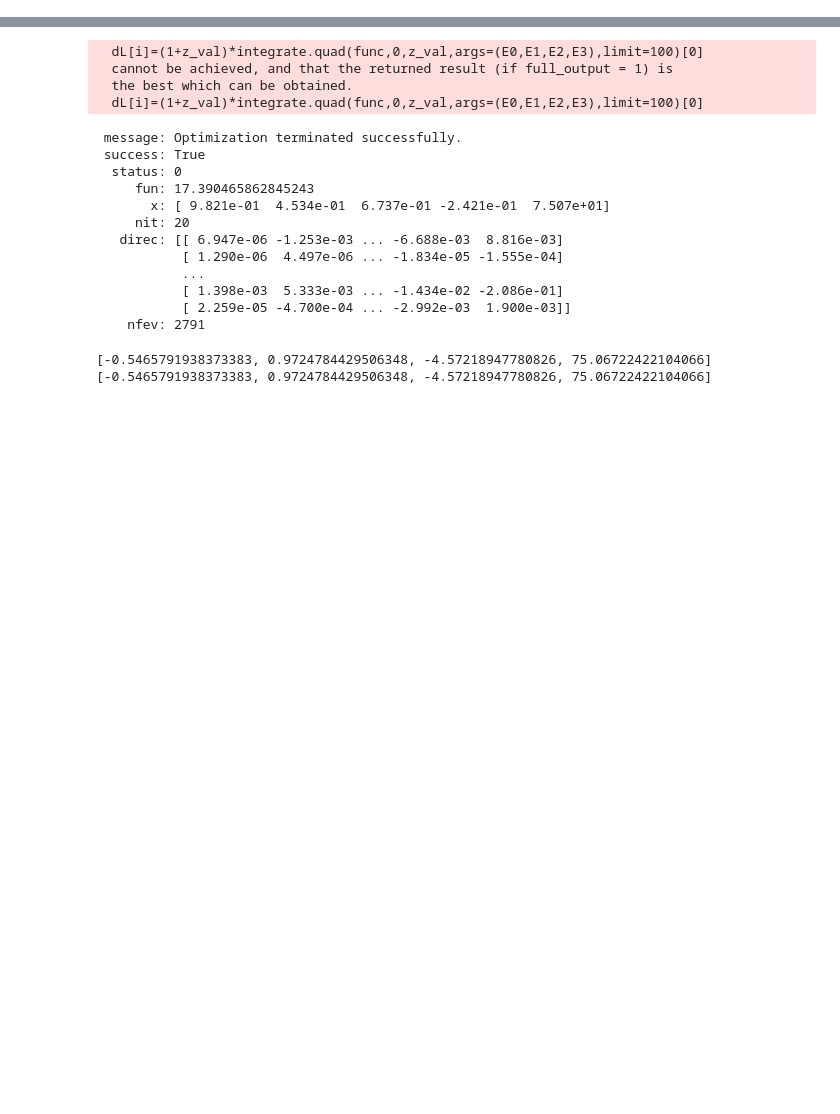
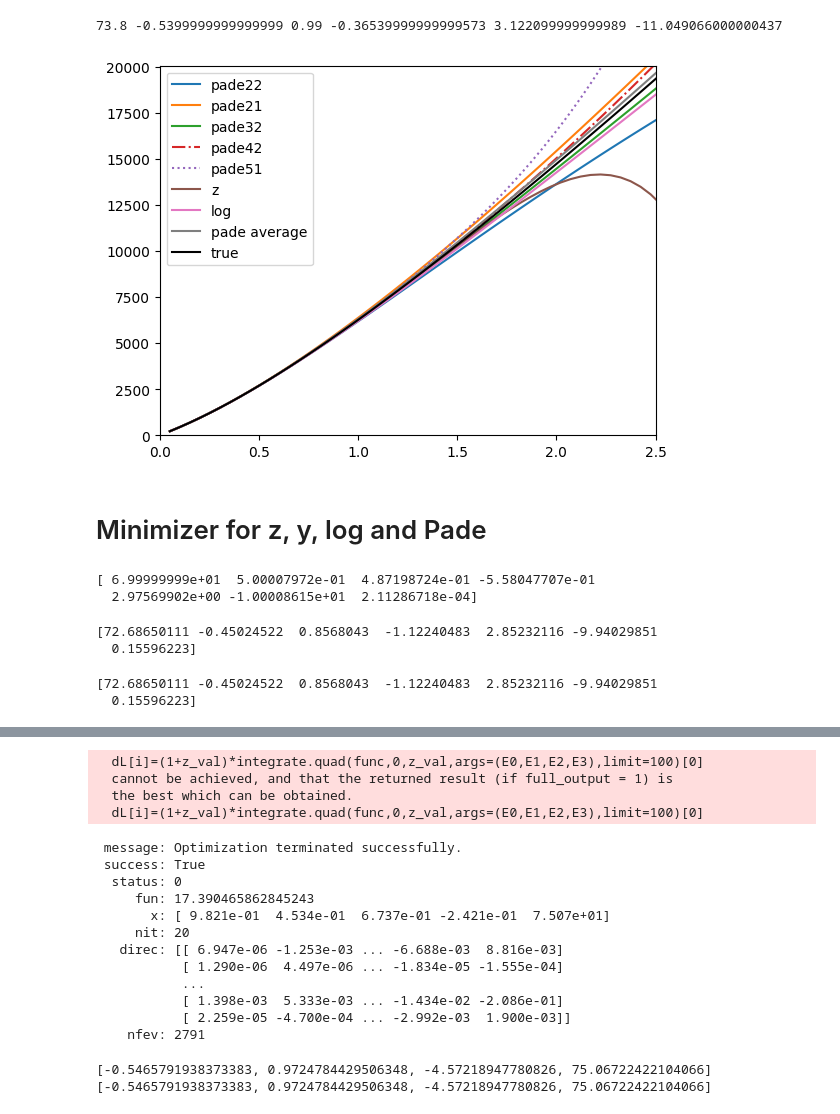
Before and after one commit to Shin107/Cosmography_v2, a Jupyter notebook: wcdm_expansions.ipynb, the cells around one changed output, grey strips where cells are left out. Drawn from its saved outputs; the diff is of its cells as text; code cells hidden in the pictures; blank space fills up the shorter version.

```diff
--- a/wcdm_expansions.ipynb
+++ b/wcdm_expansions.ipynb
@@ -170,0 +172,3 @@ def lkl_pade21(pars,z,data):
+# %%
+def dLpadeaverage(z,H0, q0, j0, s0, c0, p0, Ok, order =0):
+    return (dLpade32(z,H0, q0, j0, s0, c0, p0, Ok) + dLpade21(z,H0, q0, j0, s0, c0, p0, Ok))/2
@@ -170,0 +362,42 @@ def lkl_pade21(pars,z,data):
+# %%
+H0 = 73.8
+Om = 0.3
+Ok = 0.01
+w = -1
+
+my_cosmo = cosmo.wCDM(H0=H0, Om0=Om, Ode0=1.0-Om-Ok)
+dls_true = my_cosmo.luminosity_distance(zs).to(u.Mpc).value
+
+H0p = to_cosmographic(H0, Om,Ok,w=-1)[0]
+q0p = to_cosmographic(H0, Om,Ok,-1)[1]
+j0p = to_cosmographic(H0, Om,Ok,-1)[2]
+s0p = to_cosmographic(H0, Om,Ok,-1)[3]
+c0p = to_cosmographic(H0, Om,Ok,-1)[4]
+p0p = to_cosmographic(H0, Om,Ok,-1)[5]
+print(H0p,q0p,j0p,s0p,c0p,p0p)
+# %% [output]
+73.8 -0.5399999999999999 0.99 -0.36539999999999573 3.122099999999989 -11.049066000000437
+# %%
+fig, ax = plt.subplots()
+
+plt.plot(zs, dLpade22(zs, H0p, q0p, j0p, s0p, c0p, p0p, 0), label='pade22')
+plt.plot(zs, dLpade21(zs, H0p, q0p, j0p, s0p, c0p, p0p, 0), label='pade21')
+plt.plot(zs, dLpade32(zs, H0p, q0p, j0p, s0p, c0p, p0p, 0), label='pade32')
+plt.plot(zs, dLpade42(zs, H0p, q0p, j0p, s0p, c0p, p0p, 0),ls='-.',label='pade42')
+plt.plot(zs, dL_pade51(zs, H0p, q0p, j0p, s0p, c0p, p0p, 0),ls=':', label='pade51')
+plt.plot(zs, z_series(zs, H0p, q0p, j0p, s0p, c0p, p0p, 0, 5), label='z')
+plt.plot(zs, log_series(np.log(1+zs), H0p, q0p, j0p, s0p, c0p, p0p, 0, 2), label='log')
+plt.plot(zs, dLpadeaverage(zs, H0p, q0p, j0p, s0p, c0p, p0p, 0), label='pade average')
+plt.plot(zs,dls_true,'k', label='true')
+
+
+xmax= 2.5
+plt.xlim(0, xmax)
+plt.ylim(0, dls_true[np.max(np.where(np.isclose(zs,xmax, atol = 0.1)==True))])
+
+
+leg = ax.legend(loc="upper left")
+# %% [output]
+[figure, added]
+# %% [markdown]
+# Minimizer for z, y, log and Pade
@@ -170,0 +417,20 @@ def lkl_pade21(pars,z,data):
+# %%
+results_z = minimize(chi_square, initial_guess, args=(z_series, zs, dls_true, 5), bounds=bounds, method='L-BFGS-B', options={'maxiter':20000})
+print(results_z.x)
+# %% [output]
+[ 6.99999999e+01  5.00007972e-01  4.87198724e-01 -5.58047707e-01
+  2.97569902e+00 -1.00008615e+01  2.11286718e-04]
+# %%
+log1zs = np.log(1+zs)
+results_log = minimize(chi_square, initial_guess, args=(log_series, log1zs, dls_true, 5),bounds=bounds, method='L-BFGS-B', options={'maxiter':20000})
+print(results_log.x)
+# %% [output]
+[72.68650111 -0.45024522  0.8568043  -1.12240483  2.85232116 -9.94029851
+  0.15596223]
+# %%
+log1zs = np.log(1+zs)
+results_log = minimize(chi_square, initial_guess, args=(log_series, log1zs, dls_true, 5),bounds=bounds, method='L-BFGS-B', options={'maxiter':20000})
+print(results_log.x)
+# %% [output]
+[72.68650111 -0.45024522  0.8568043  -1.12240483  2.85232116 -9.94029851
+  0.15596223]
```
Also changed, not shown: parts of 33 cells of this notebook, 2 other files.
